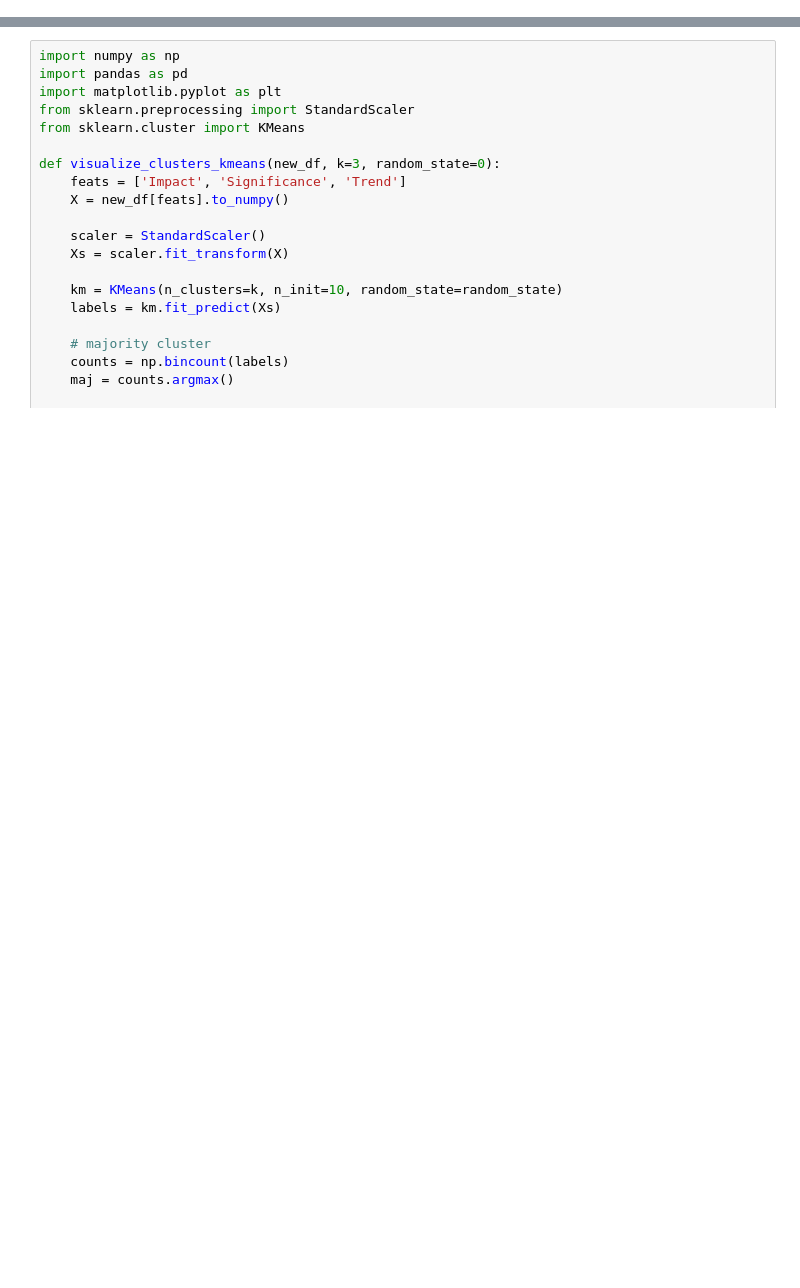
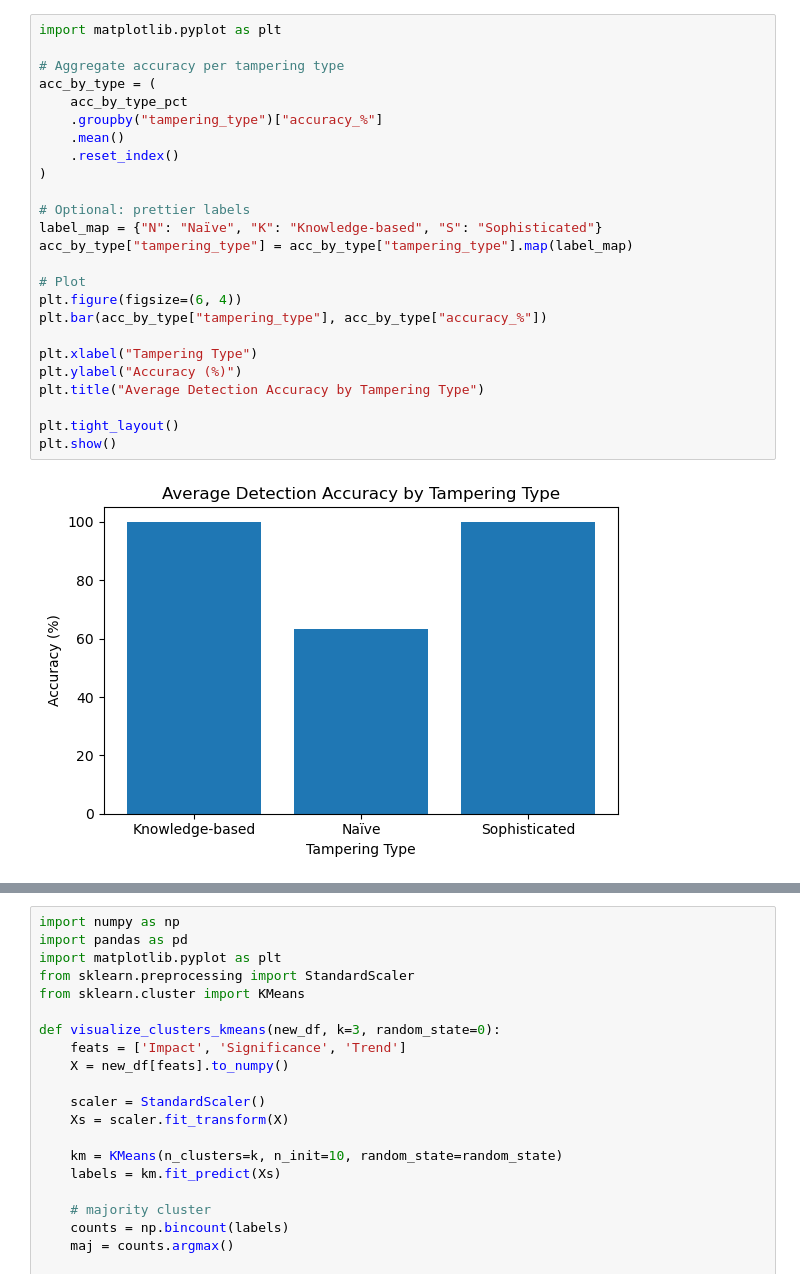
Before and after one commit to thilina-thilakarathna/toit_revamp, a Jupyter notebook: experiment_3.ipynb, the cells around one changed output, grey strips where cells are left out. Drawn from its saved outputs; the diff is of its cells as text; blank space fills up the shorter version.

```diff
--- a/experiment_3.ipynb
+++ b/experiment_3.ipynb
@@ -498,0 +276,27 @@ print(acc_by_type_pct)
+# %%
+import matplotlib.pyplot as plt
+
+# Aggregate accuracy per tampering type
+acc_by_type = (
+    acc_by_type_pct
+    .groupby("tampering_type")["accuracy_%"]
+    .mean()
+    .reset_index()
+)
+
+# Optional: prettier labels
+label_map = {"N": "Naïve", "K": "Knowledge-based", "S": "Sophisticated"}
+acc_by_type["tampering_type"] = acc_by_type["tampering_type"].map(label_map)
+
+# Plot
+plt.figure(figsize=(6, 4))
+plt.bar(acc_by_type["tampering_type"], acc_by_type["accuracy_%"])
+
+plt.xlabel("Tampering Type")
+plt.ylabel("Accuracy (%)")
+plt.title("Average Detection Accuracy by Tampering Type")
+
+plt.tight_layout()
+plt.show()
+# %% [output]
+[figure, added]
```
Also changed, not shown: parts of 16 cells of this notebook, 42 other files.
